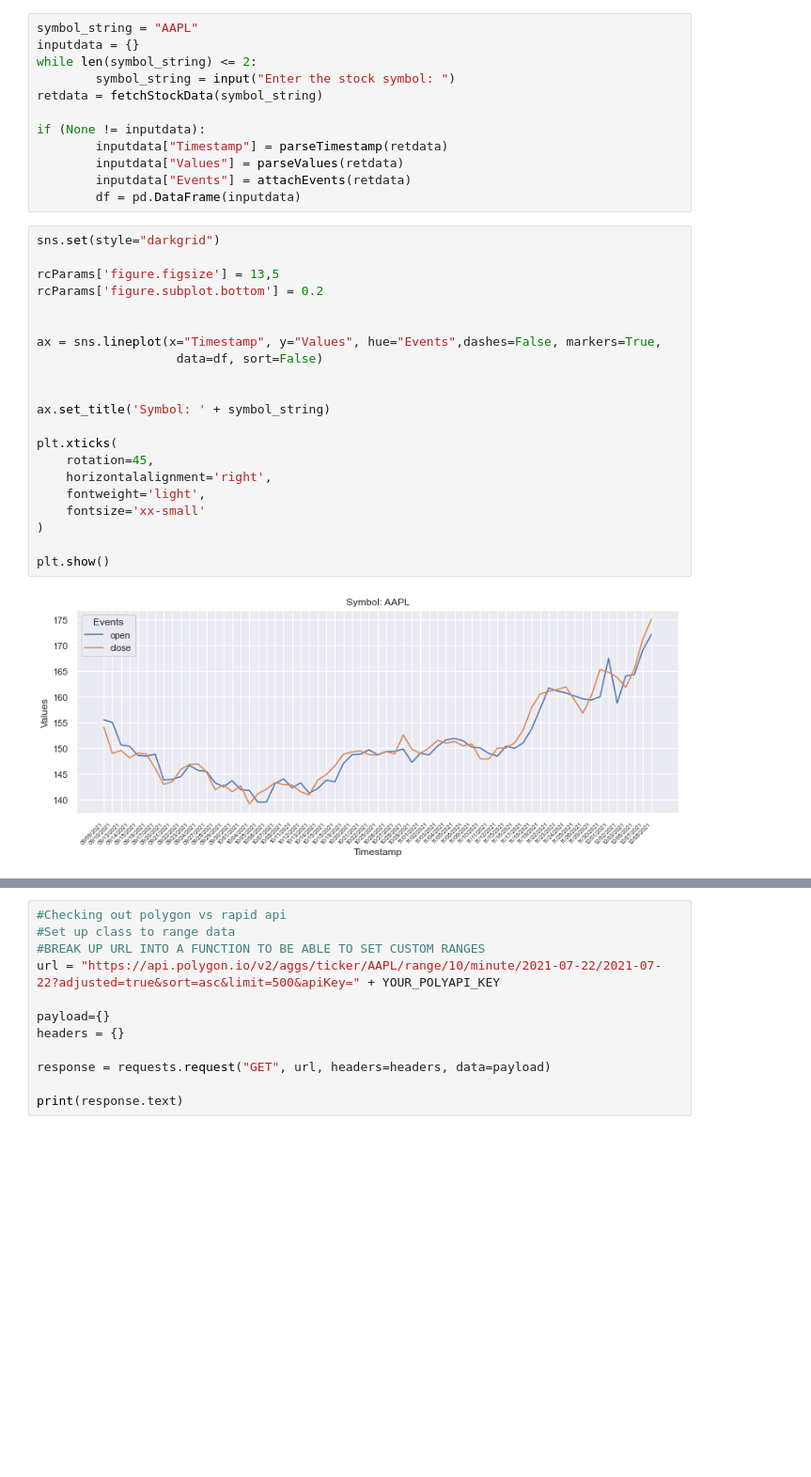
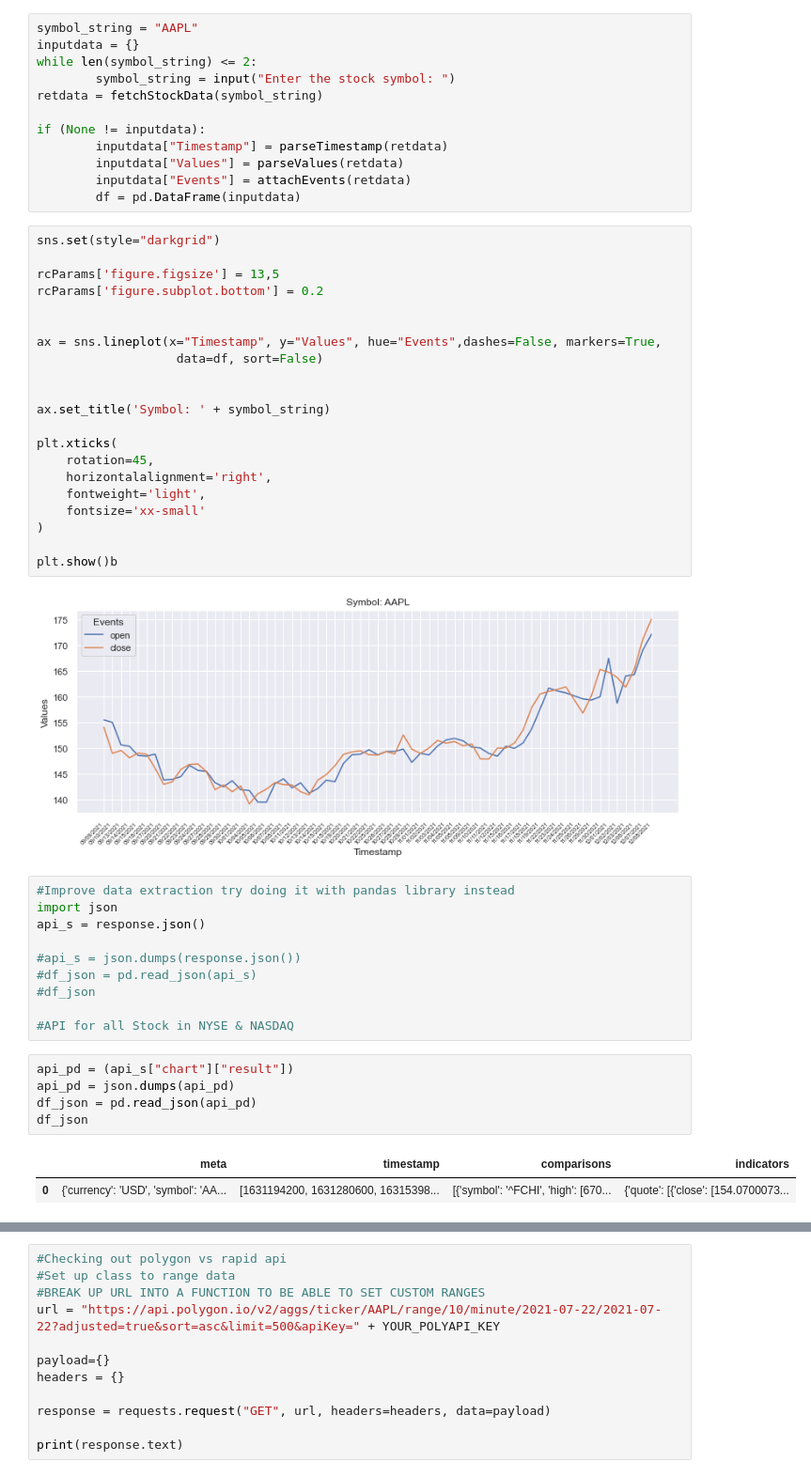
Before and after one commit to raulco1/algo-trading, a Jupyter notebook: stocks.ipynb, the cells around one changed output, grey strips where cells are left out. Shown: that part at 94% size. Drawn from its saved outputs; the diff is of its cells as text; blank space fills up the shorter version.

Commit message:
process api data using pandas

```diff
--- a/stocks.ipynb
+++ b/stocks.ipynb
@@ -92,6 +92,24 @@ plt.xticks(
     fontsize='xx-small'
 )
 
-plt.show()
+plt.show()b
 # %% [output]
 [figure]
+# %%
+#Improve data extraction try doing it with pandas library instead
+import json
+api_s = response.json()
+
+#api_s = json.dumps(response.json())
+#df_json = pd.read_json(api_s)
+#df_json
+
+#API for all Stock in NYSE & NASDAQ
+# %%
+api_pd = (api_s["chart"]["result"])
+api_pd = json.dumps(api_pd)
+df_json = pd.read_json(api_pd)
+df_json
+# %% [output]
+|  | meta | timestamp | comparisons | indicators |
+| 0 | {'currency': 'USD', 'symbol': 'AA... | [1631194200, 1631280600, 16315398... | [{'symbol': '^FCHI', 'high': [670... | {'quote': [{'close': [154.0700073... |
```
Also changed, not shown: parts of 3 cells of this notebook.
